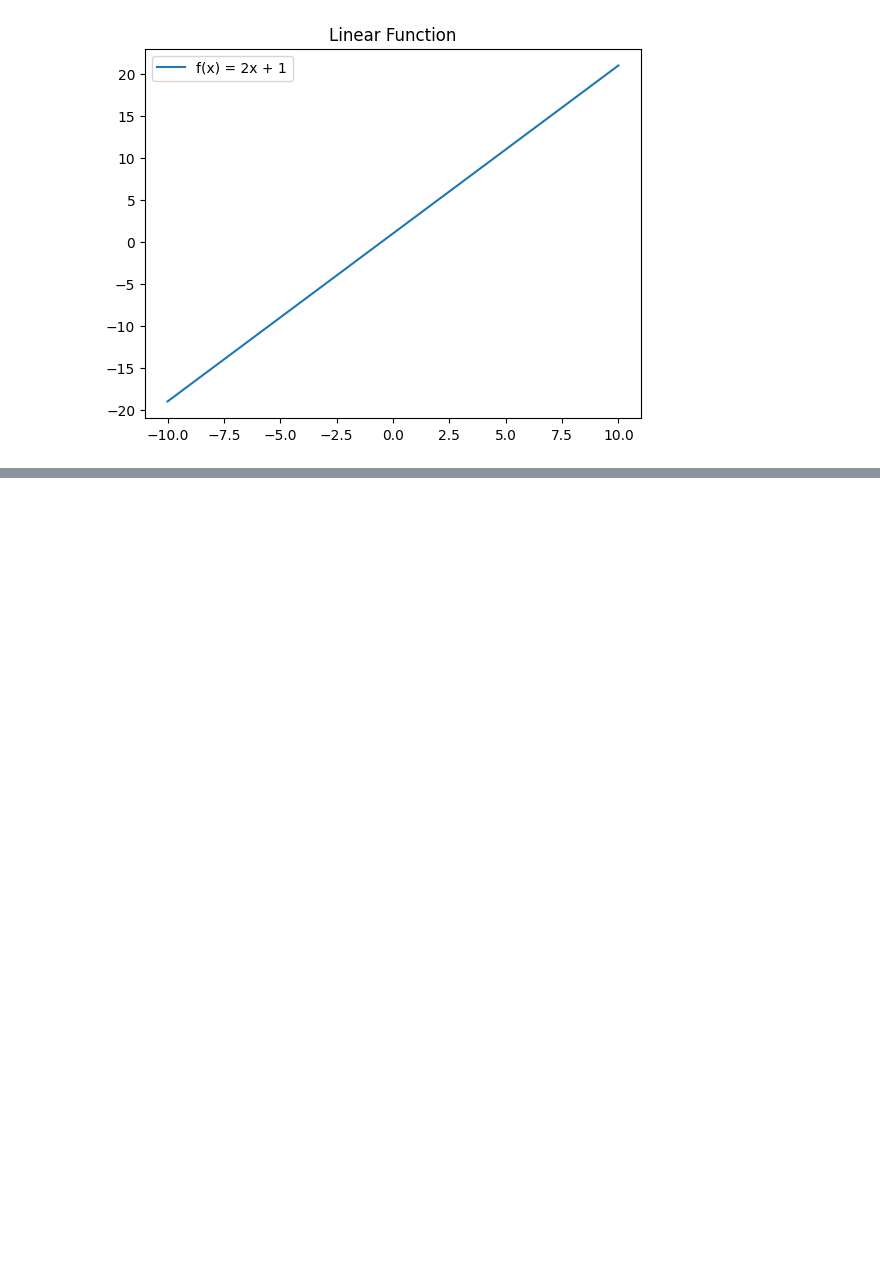
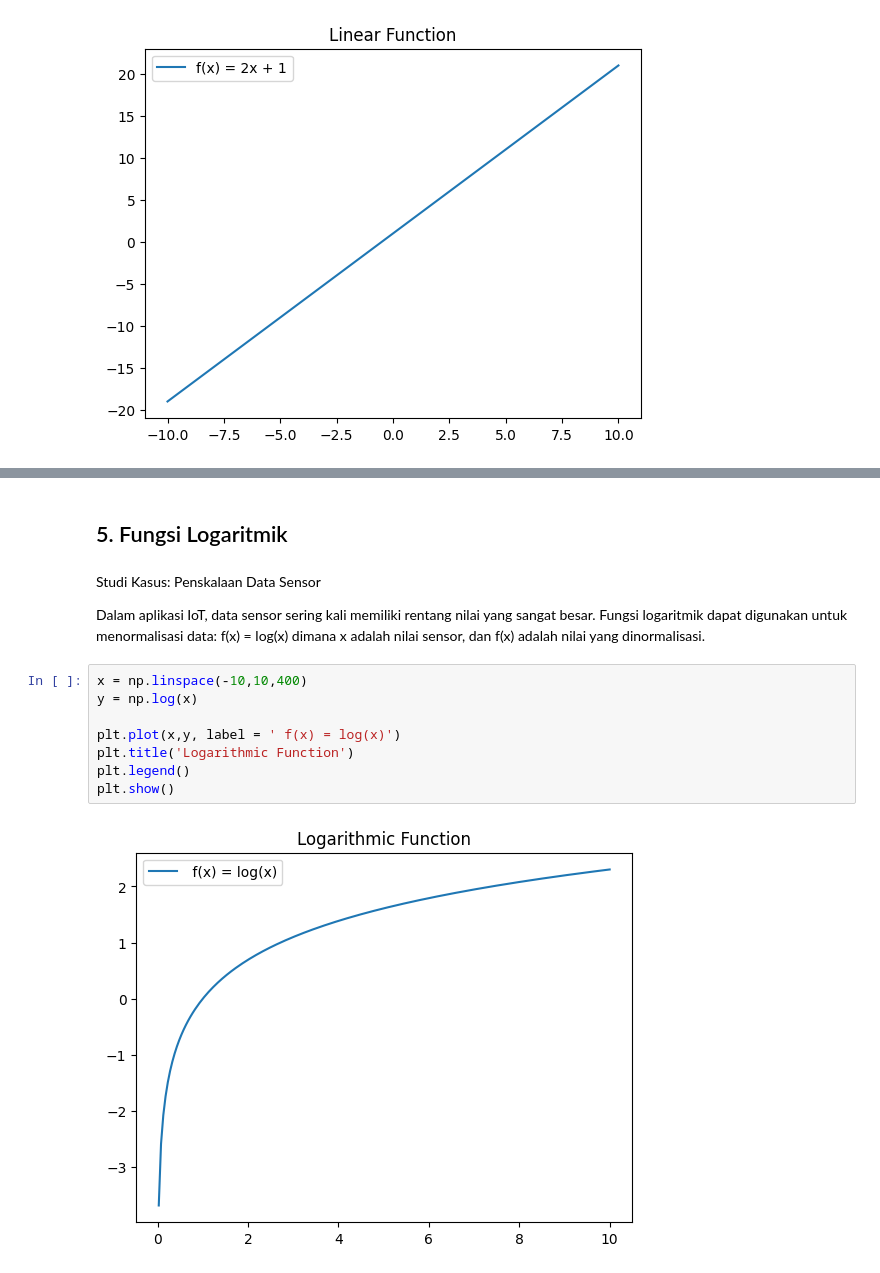
Before and after one commit to inneandarinii/Review-Python, a Jupyter notebook: Kalkulus.ipynb, the cells around one changed output, grey strips where cells are left out. Cells and saved outputs as stored; diff of their text form; blank space fills up the shorter version.

```diff
--- a/Kalkulus.ipynb
+++ b/Kalkulus.ipynb
@@ -25,0 +83,16 @@ plt.show()
+# %% [markdown]
+## 5. Fungsi Logaritmik
+# %% [markdown]
+Studi Kasus: Penskalaan Data Sensor
+
+Dalam aplikasi IoT, data sensor sering kali memiliki rentang nilai yang sangat besar. Fungsi logaritmik dapat digunakan untuk menormalisasi data: f(x) = log(x) dimana x adalah nilai sensor, dan f(x) adalah nilai yang dinormalisasi.
+# %%
+x = np.linspace(-10,10,400)
+y = np.log(x)
+
+plt.plot(x,y, label = ' f(x) = log(x)')
+plt.title('Logarithmic Function')
+plt.legend()
+plt.show()
+# %% [output]
+[figure, added]
```
Also changed, not shown: parts of 23 cells of this notebook.
